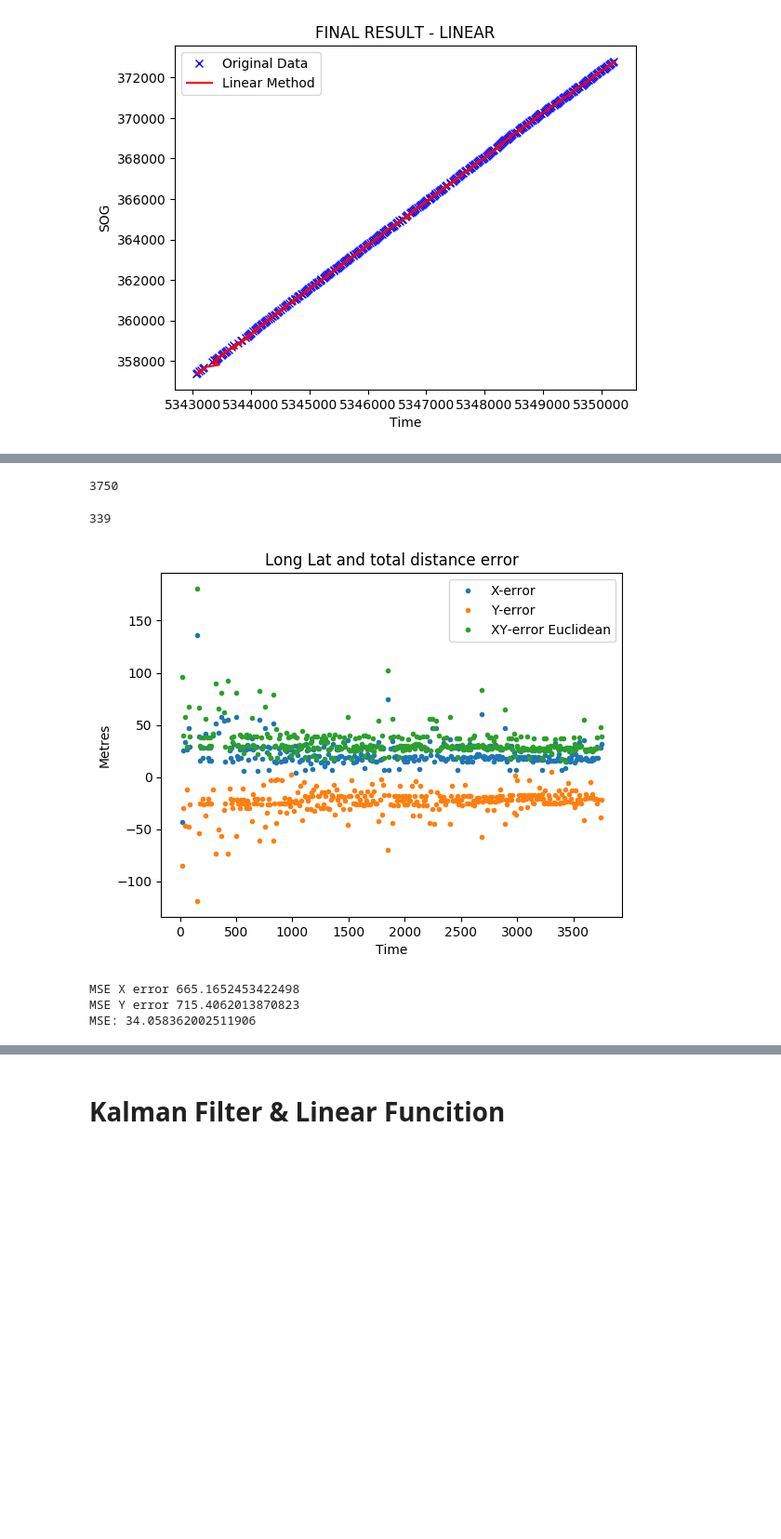
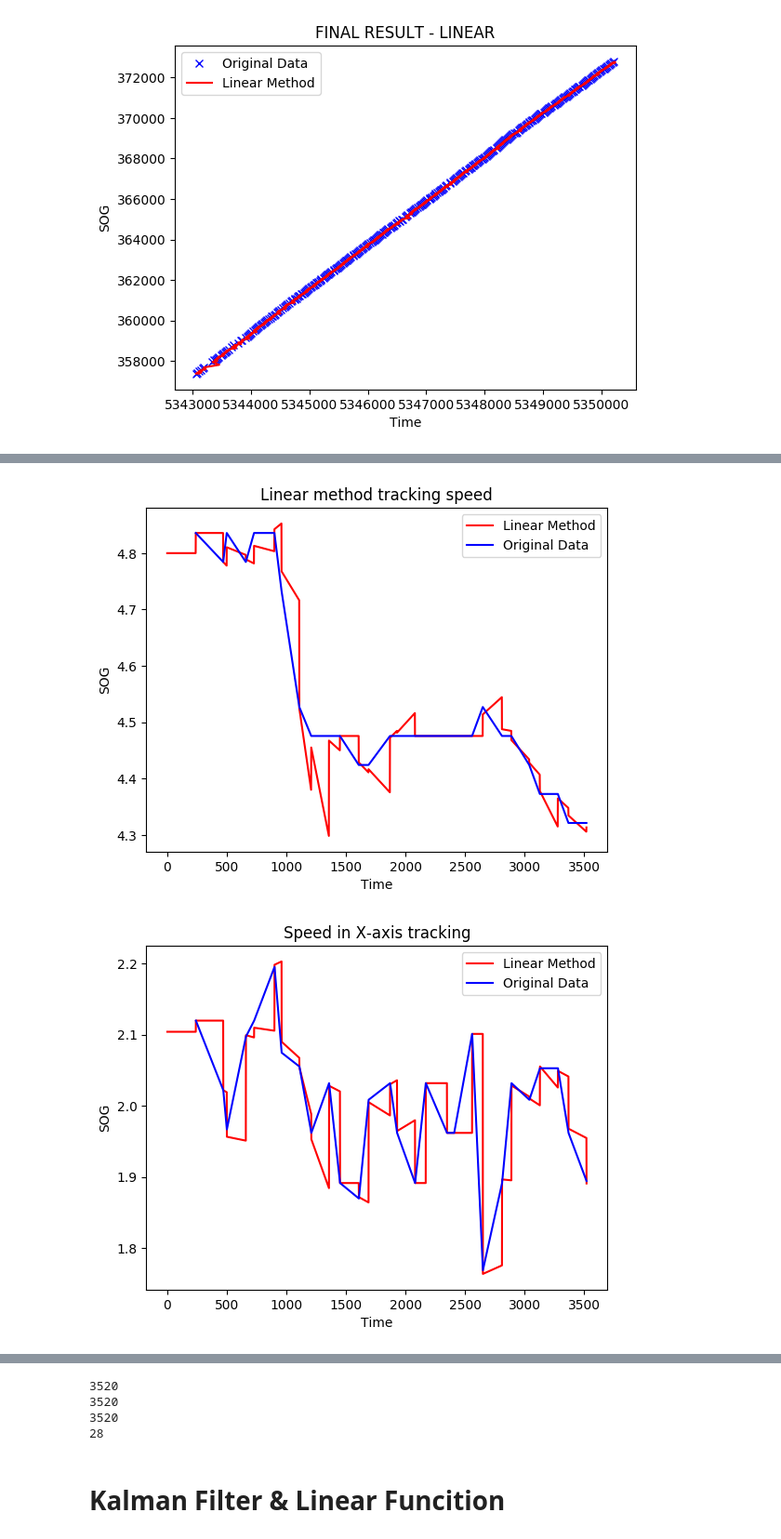
Before and after one commit to cnburger/AIS_KalmanFilter, a Jupyter notebook: Time Sampling.ipynb, the cells around one changed output, grey strips where cells are left out. Shown at 93% size. Saved outputs shown, nothing was run; the diff lists cells and outputs as text; code cells hidden in the pictures; blank space fills up the shorter version.

```diff
--- a/Time Sampling.ipynb
+++ b/Time Sampling.ipynb
@@ -502,7 +492,7 @@ df_mmsi = copy.deepcopy(pd_dataset_new)
 import numpy as np
 from sklearn.linear_model import LinearRegression
 # %%
-def AIS_linear(df_in, lin_remember_history = 5 ):
+def AIS_linear(df_in, lin_remember_history):
     '''
         df_in:  Pandas Data Frame,
                 AIS data frame with more or less linear trajectory
@@ -566,7 +556,7 @@ def AIS_linear(df_in, lin_remember_history = 5 ):
         '''IF WE OBSERVE the value'''
 
         if(time[counter_sec] == sec):
-            sec_observed.append(counter_sec) #We observed index at this second
+            sec_observed.append(sec) #We observed index at this second
 
             if len(time_history) > remember_history : #if the list is long enough
                 speed_history = np.delete(speed_history,0) #remove 1st entry in array
@@ -732,4 +733,4 @@ def calculate_errors(df_orig,df_sub, pred_X, pred_Y, observed_sec):
 # %%
-df_origMMSI = convert_dataset(pd_dataset.iloc[myrange,:].reset_index(drop = True),240,1)
-df_subMMSI = convert_dataset(pd_dataset.iloc[myrange,:].reset_index(drop = True),240,15)
+# df_origMMSI = convert_dataset(pd_dataset.iloc[myrange,:].reset_index(drop = True),240,1)
+# df_subMMSI = convert_dataset(pd_dataset.iloc[myrange,:].reset_index(drop = True),240,20)
 # %%
@@ -752,35 +740,29 @@ pred_linear_X, pred_linear_Y,pred_linear_SOG, linear_sec_ob = AIS_linear(df_subM
-# %%
-time = df_mmsi['datetimestamp'].values.astype(int)
-sec_range = np.arange(0,int(max(time))+1,1)
-
-#sec_range[time]
-print(len(sec_range))
-len(pred_linear_X[time])
-# %% [output]
-3750
-339
 # %%
+# X_error = X_have - np.array(X_loc_pred)[time.astype(int)]
+# Y_error = Y_have - np.array(Y_loc_pred)[time.astype(int)]
+# #X_samp_pred
 
-X_error = X_have - np.array(X_loc_pred)[time.astype(int)]
-Y_error = Y_have - np.array(Y_loc_pred)[time.astype(int)]
-#X_samp_pred
+# XY_error = np.sqrt(X_error**2 + Y_error**2)
+# plt.plot(time,X_error,'.')
+# plt.plot(time,Y_error,'.')
+# plt.plot(time,XY_error,'.')
+# plt.title("Long Lat and total distance error")
+# plt.xlabel("Time")
+# plt.ylabel("Metres")
+# legend_lab = ["X-error","Y-error","XY-error Euclidean"]
+# plt.legend(legend_lab, loc = "best")
+# plt.show()
 
-XY_error = np.sqrt(X_error**2 + Y_error**2)
-plt.plot(time,X_error,'.')
-plt.plot(time,Y_error,'.')
-plt.plot(time,XY_error,'.')
-plt.title("Long Lat and total distance error")
-plt.xlabel("Time")
-plt.ylabel("Metres")
-legend_lab = ["X-error","Y-error","XY-error Euclidean"]
-plt.legend(legend_lab, loc = "best")
-plt.show()
-
-print("MSE X error", np.sum(X_error**2)/len(X_error))
-print("MSE Y error", np.sum(Y_error**2)/len(X_error))
-print("MSE:",np.sum(XY_error)/len(X_error) )
+# print("MSE X error", np.sum(X_error**2)/len(X_error))
+# print("MSE Y error", np.sum(Y_error**2)/len(X_error))
+# print("MSE:",np.sum(XY_error)/len(X_error) )
-# %% [output]
-[figure, removed]
-MSE X error 665.1652453422498
-MSE Y error 715.4062013870823
-MSE: 34.058362002511906
+# %%
+pred_linear_X, pred_linear_Y,pred_linear_SOG,linear_sec_ob = AIS_linear(df_subMMSI,2)
+
+print(len(pred_linear_X))
+print(len(pred_linear_Y))
+print(len(pred_linear_SOG))
+print(len(linear_sec_ob))
+# %% [output]
+[figure, added]
+[figure, added]
@@ -787,3 +773,7 @@ MSE: 34.058362002511906
+3520
+3520
+3520
+28
 # %% [markdown]
 # Kalman Filter & Linear Funcition
 # %%
```
Also changed, not shown: parts of 11 cells of this notebook.
